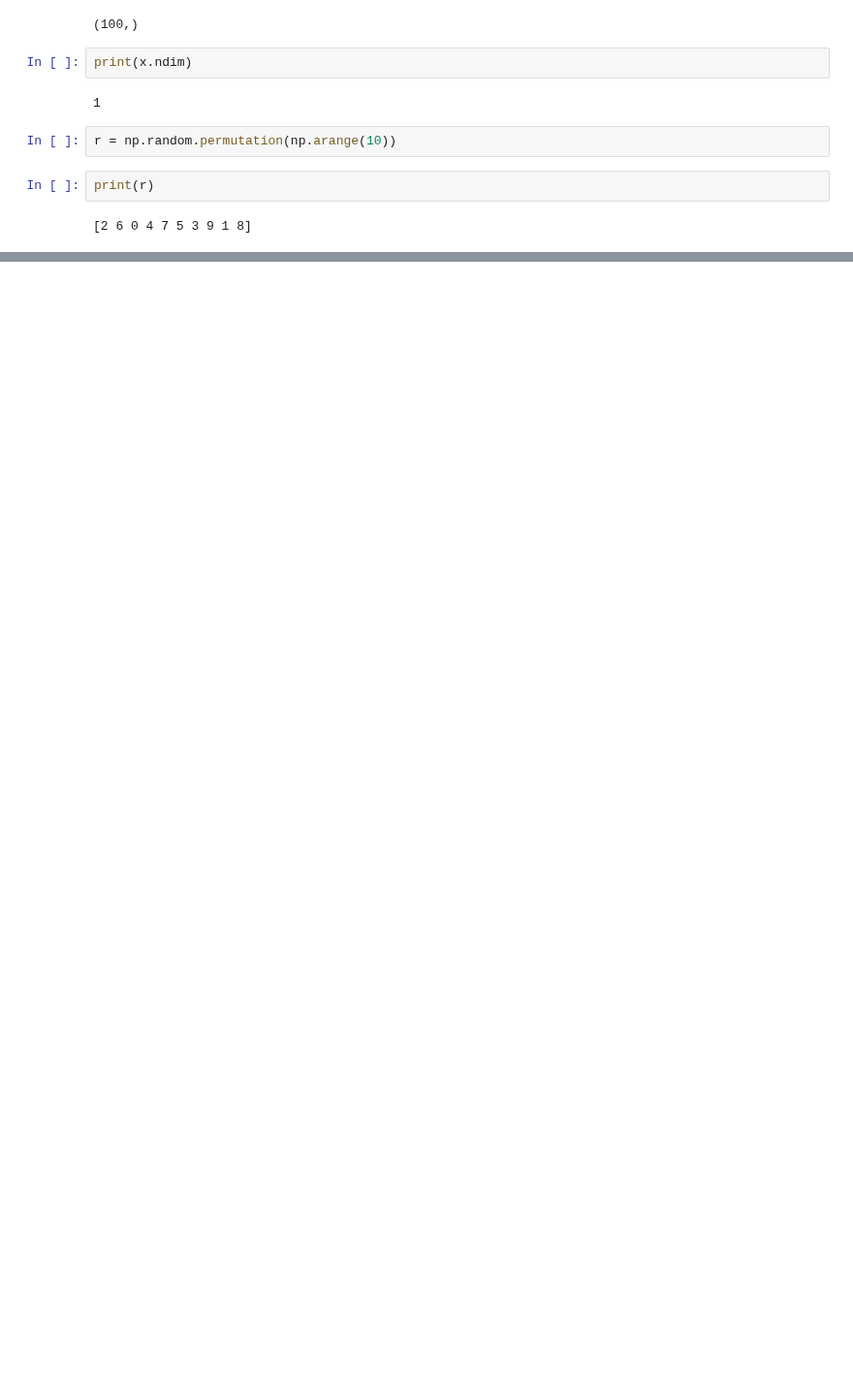
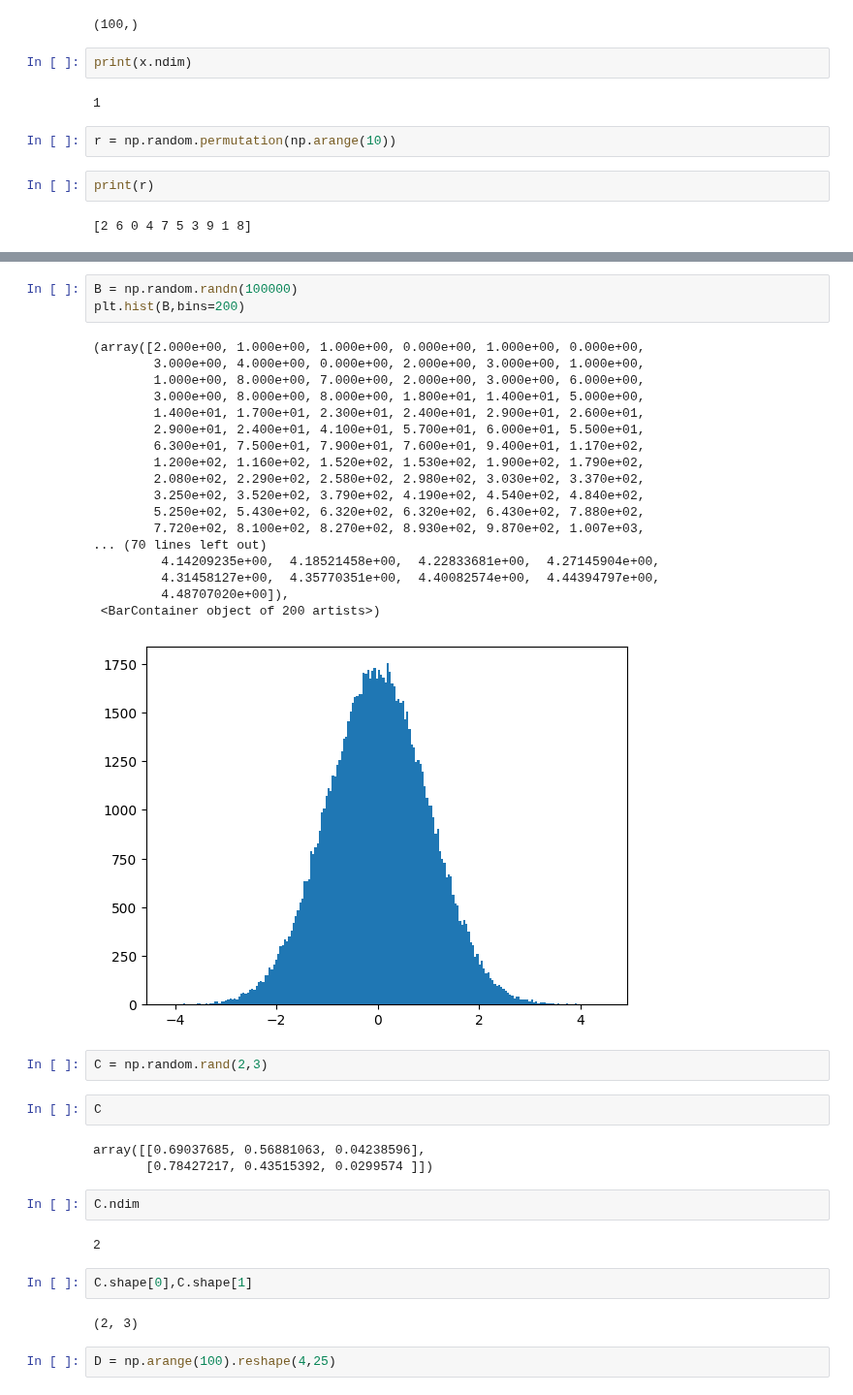
Before and after one commit to BalaSaiKoundinya5/Master-Python-Zero-to-Hero, a Jupyter notebook: Mastering Python Zero to Hero.ipynb, the cells around one changed output, grey strips where cells are left out. Shown at 97% size. Cells and saved outputs as stored; diff of their text form; blank space fills up the shorter version.

```diff
--- a/Mastering Python Zero to Hero.ipynb
+++ b/Mastering Python Zero to Hero.ipynb
@@ -1863,0 +1893,39 @@ np.random.randint(10)
+# %%
+B = np.random.randn(100000)
+plt.hist(B,bins=200)
+# %% [output]
+(array([2.000e+00, 1.000e+00, 1.000e+00, 0.000e+00, 1.000e+00, 0.000e+00,
+        3.000e+00, 4.000e+00, 0.000e+00, 2.000e+00, 3.000e+00, 1.000e+00,
+        1.000e+00, 8.000e+00, 7.000e+00, 2.000e+00, 3.000e+00, 6.000e+00,
+        3.000e+00, 8.000e+00, 8.000e+00, 1.800e+01, 1.400e+01, 5.000e+00,
+        1.400e+01, 1.700e+01, 2.300e+01, 2.400e+01, 2.900e+01, 2.600e+01,
+        2.900e+01, 2.400e+01, 4.100e+01, 5.700e+01, 6.000e+01, 5.500e+01,
+        6.300e+01, 7.500e+01, 7.900e+01, 7.600e+01, 9.400e+01, 1.170e+02,
+        1.200e+02, 1.160e+02, 1.520e+02, 1.530e+02, 1.900e+02, 1.790e+02,
+        2.080e+02, 2.290e+02, 2.580e+02, 2.980e+02, 3.030e+02, 3.370e+02,
+        3.250e+02, 3.520e+02, 3.790e+02, 4.190e+02, 4.540e+02, 4.840e+02,
+        5.250e+02, 5.430e+02, 6.320e+02, 6.320e+02, 6.430e+02, 7.880e+02,
+        7.720e+02, 8.100e+02, 8.270e+02, 8.930e+02, 9.870e+02, 1.007e+03,
+... (70 lines left out)
+         4.14209235e+00,  4.18521458e+00,  4.22833681e+00,  4.27145904e+00,
+         4.31458127e+00,  4.35770351e+00,  4.40082574e+00,  4.44394797e+00,
+         4.48707020e+00]),
+ <BarContainer object of 200 artists>)
+[figure, added]
+# %%
+C = np.random.rand(2,3)
+# %%
+C
+# %% [output]
+array([[0.69037685, 0.56881063, 0.04238596],
+       [0.78427217, 0.43515392, 0.0299574 ]])
+# %%
+C.ndim
+# %% [output]
+2
+# %%
+C.shape[0],C.shape[1]
+# %% [output]
+(2, 3)
+# %%
+D = np.arange(100).reshape(4,25)
```
Also changed, not shown: parts of 8 cells of this notebook.
